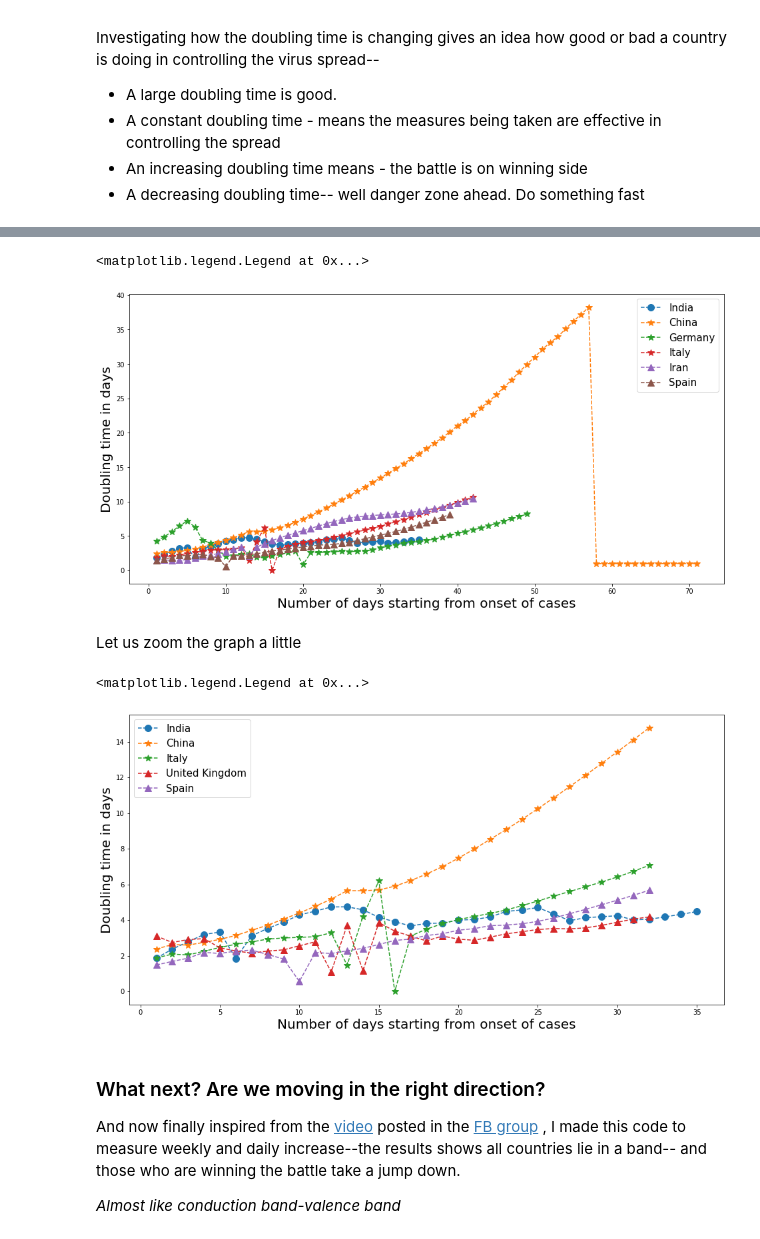
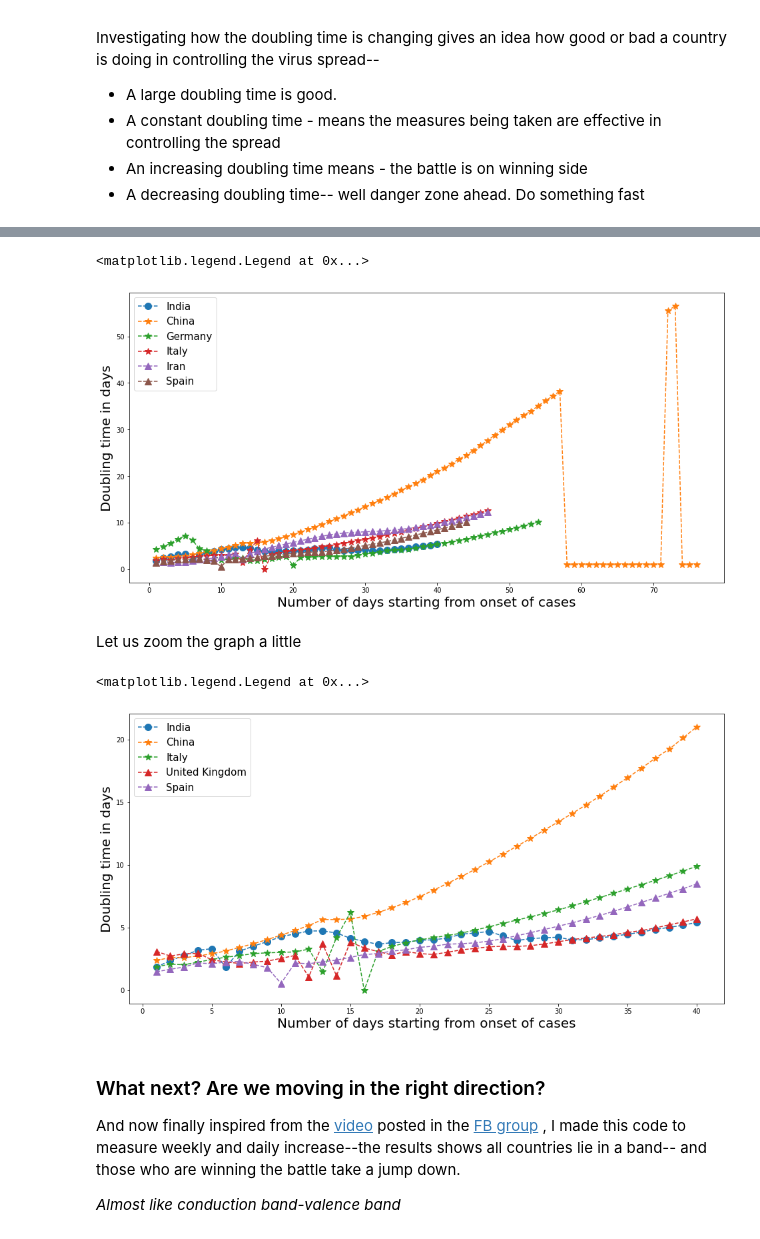
Before and after one commit to amita-kapoor/COVID-2020, a Jupyter notebook: Prediction_Covid_19_WorldWide.ipynb, the cells around one changed output, grey strips where cells are left out. Cells and saved outputs as stored; diff of their text form; code cells hidden in the pictures.

```diff
--- a/Prediction_Covid_19_WorldWide.ipynb
+++ b/Prediction_Covid_19_WorldWide.ipynb
@@ -44,7 +44,7 @@ def daterange(date1, date2):
         yield date1 + timedelta(n)
 
 start_dt = date(2020, 1, 22)
-end_dt = date(2020, 4, 11)
+end_dt = date(2020, 4, 16)
 dates = []
 for dt in daterange(start_dt, end_dt):
     dates.append(dt.strftime("%m-%d-%Y"))
@@ -325,7 +332,7 @@ orig = df_country['Confirmed'].tolist()
 coeff1, coeff2 = df_summary.loc[loc].First_Coeff, df_summary.loc[loc].Doubling_time_in_days
 print(Country, coeff1, coeff2)
 predictions = []
-for i in range(48):
+for i in range(50):
   yfit = coeff1*2**(i/coeff2)
   predictions.append(yfit)
 
@@ -427,27 +493,27 @@ ax1.legend(fontsize=15)
 #plt.show()
 # %% [output]
 <matplotlib.legend.Legend at 0x...>
-[figure, old version]
+[figure, new version]
 # %% [markdown]
 Let us zoom the graph a little
 # %%
-num = 32
+num = 40
 fig,(ax1) = plt.subplots(nrows=1,ncols=1,figsize=(16,8))
 ax1.set_ylabel('Doubling time in days',fontsize=20)
 ax1.set_xlabel('Number of days starting from onset of cases',fontsize=20)
 ax1.plot(df_combines['India'],'--o',ms=10,label='India')
 ax1.plot(df_combines['China'].iloc[:num],'--*',ms=10,label='China')
 #ax1.plot(df_combines['Germany'].iloc[:num],'--*',ms=10,label='Germany')
 ax1.plot(df_combines['Italy'].iloc[:num],'--*',ms=10,label='Italy')
 #ax1.plot(df_combines['Iran'].iloc[:num],'--^',ms=10,label='Iran')
 ax1.plot(df_combines['United Kingdom'].iloc[:num],'--^',ms=10,label='United Kingdom')
 ax1.plot(df_combines['Spain'].iloc[:num],'--^',ms=10,label='Spain')
 #ax1.plot(df_combines['United States of America'].iloc[:num],'--^',ms=10,label='United States of America')
 ax1.legend(fontsize=15)
 #plt.show()
 # %% [output]
 <matplotlib.legend.Legend at 0x...>
-[figure, old version]
+[figure, new version]
 # %% [markdown]
 ### What next? Are we moving in the right direction?
 
```
Also changed, not shown: parts of 20 cells of this notebook.
